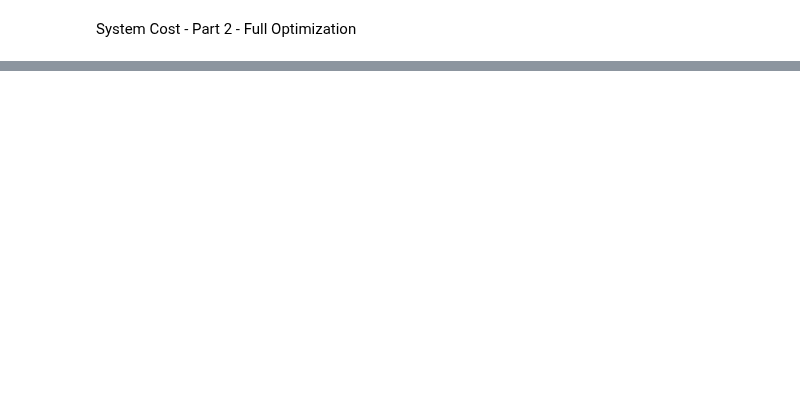
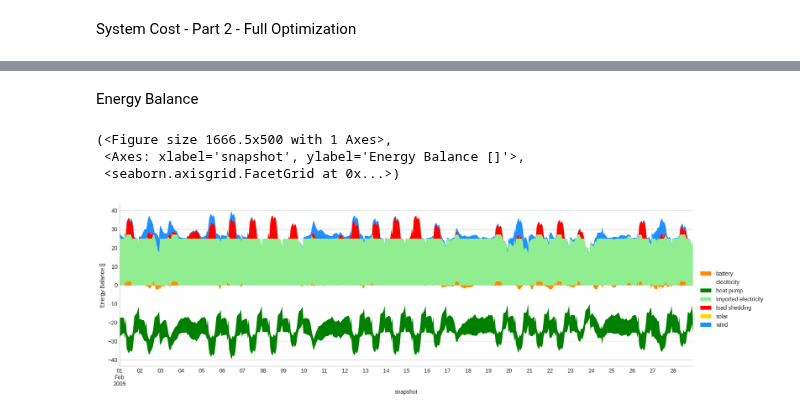
Before and after one commit to karivero/esi_final_repo, a Jupyter notebook: final_esi/ESI_Assignment/part2_full_opt.ipynb, the cells around one changed output, grey strips where cells are left out. Drawn from its saved outputs; the diff is of its cells as text; code cells hidden in the pictures; blank space fills up the shorter version.

```diff
--- a/final_esi/ESI_Assignment/part2_full_opt.ipynb
+++ b/final_esi/ESI_Assignment/part2_full_opt.ipynb
@@ -1037,0 +1037,11 @@ Total system cost: €130708.44/month
+# %% [markdown]
+Energy Balance
+# %%
+# Energy balances plot as time series (in MW):
+sum(ts.e_load_mw)
+n.statistics.energy_balance.plot.area(linewidth=0, bus_carrier="electricity",figsize=(15,5))
+# %% [output]
+(<Figure size 1666.5x500 with 1 Axes>,
+ <Axes: xlabel='snapshot', ylabel='Energy Balance []'>,
+ <seaborn.axisgrid.FacetGrid at 0x...>)
+[figure, added]
```
Also changed, not shown: parts of 13 cells of this notebook, 2 other files.
